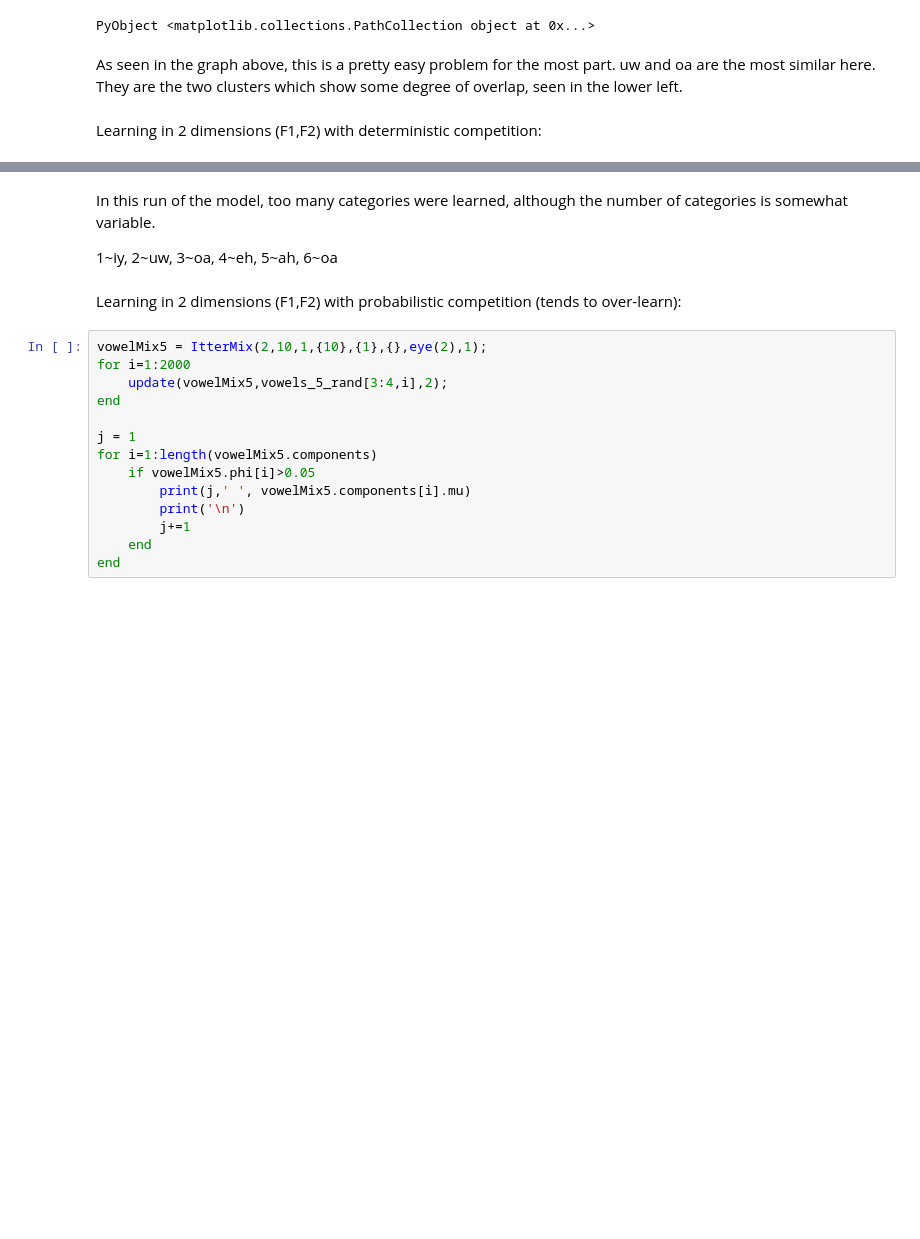
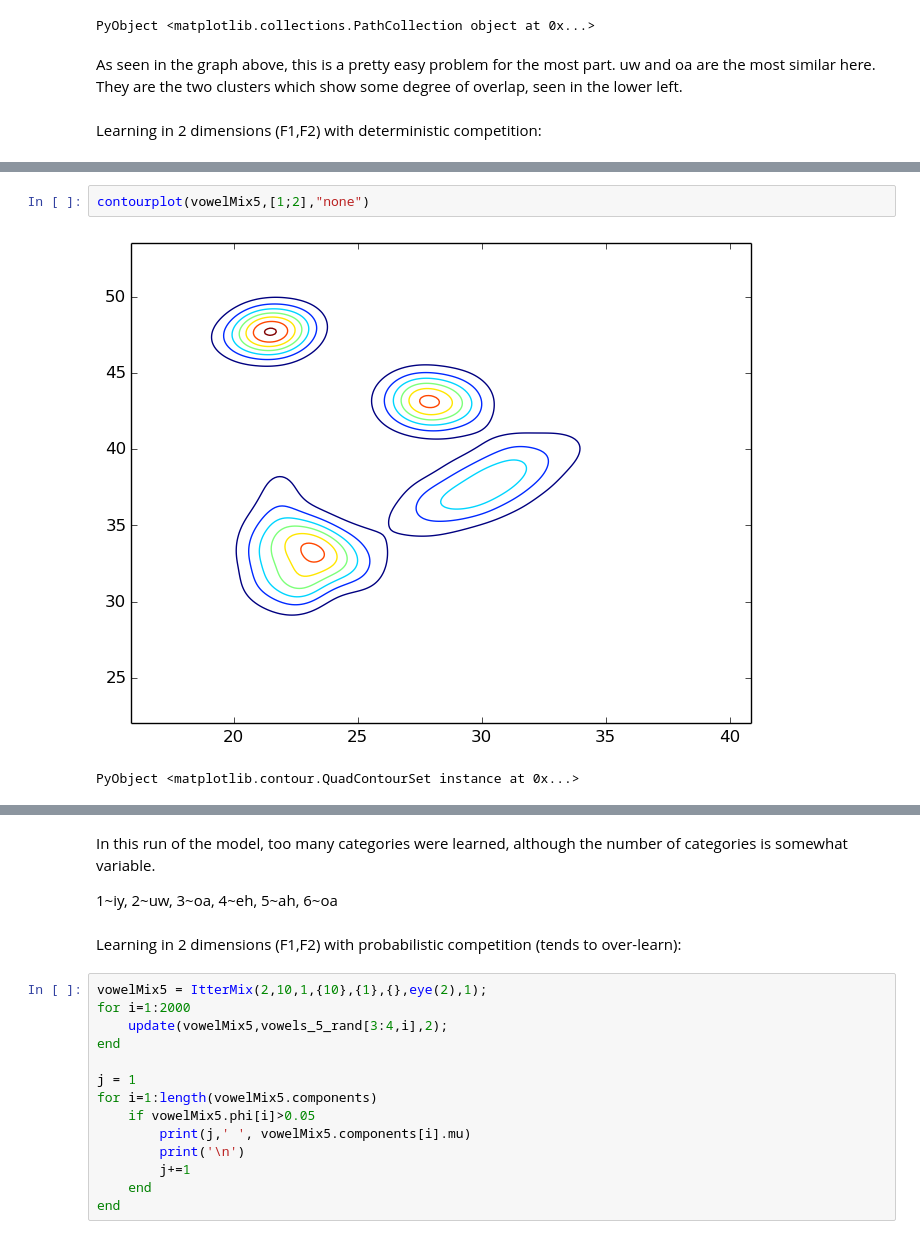
Before and after one commit to phasedchirp/dissertation, a Jupyter notebook: vowels.ipynb, the cells around one changed output, grey strips where cells are left out. Saved outputs shown, nothing was run; the diff lists cells and outputs as text; blank space fills up the shorter version.

```diff
--- a/vowels.ipynb
+++ b/vowels.ipynb
@@ -103,3 +110,8 @@ PyObject <matplotlib.collections.PathCollection object at 0x...>
+# %%
+contourplot(vowelMix5,[1;2],"none")
+# %% [output]
+[figure, added]
+PyObject <matplotlib.contour.QuadContourSet instance at 0x...>
 # %%
 Mix5_sample = sample(vowelMix5,5000,"none");
 scatter(Mix5_sample[1,:],Mix5_sample[2,:],c=Mix5_sample[3,:])
```
Also changed, not shown: parts of 28 cells of this notebook, 1 other file.
